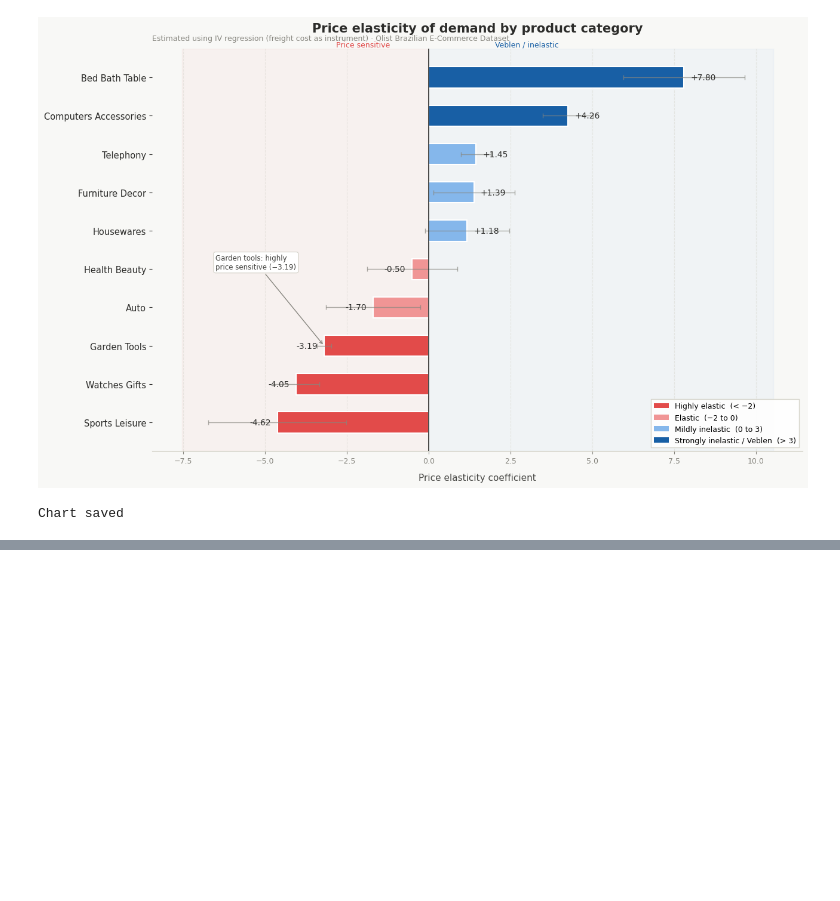
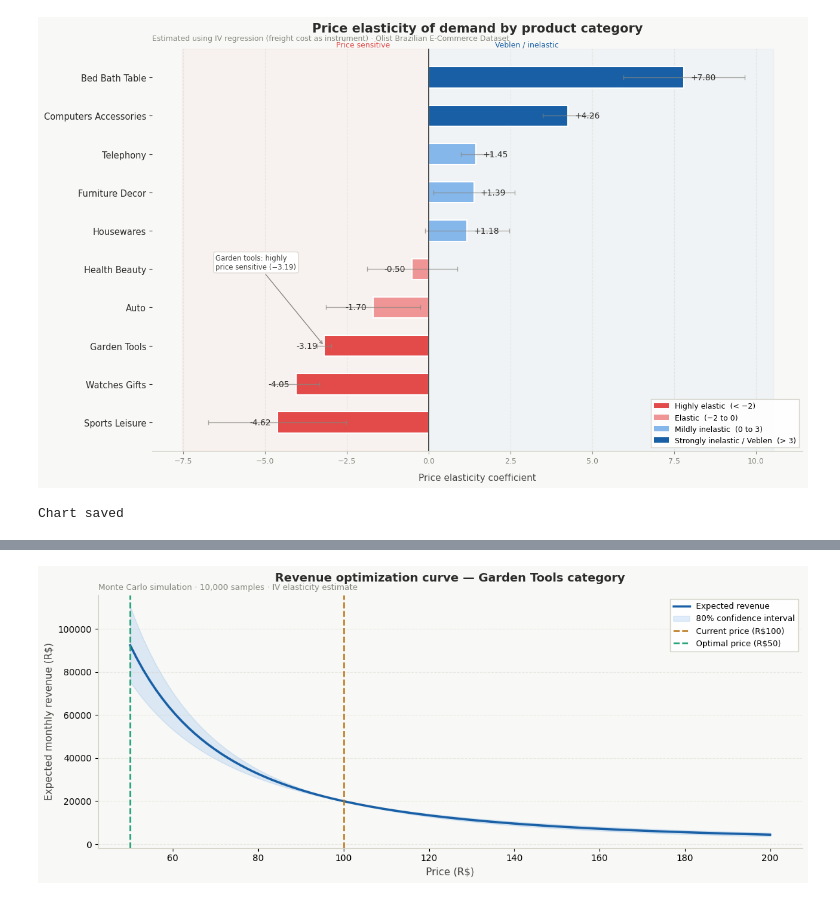
Before and after one commit to devsp18/pricing-elasticity-engine, a Jupyter notebook: notebooks/03_modeling.ipynb, the cells around one changed output, grey strips where cells are left out. Saved outputs shown, nothing was run; the diff lists cells and outputs as text; code cells hidden in the pictures; blank space fills up the shorter version.

```diff
--- a/notebooks/03_modeling.ipynb
+++ b/notebooks/03_modeling.ipynb
@@ -454,3 +454,82 @@ print("Chart saved")
 # %% [output]
 [figure]
 Chart saved
+# %%
+def price_optimizer(current_price, current_qty,
+                    elasticity, std_error, n_sims=10000):
+
+    # Sample elasticities from uncertainty range
+    e_samples = np.random.normal(elasticity, std_error, n_sims)
+
+    # Test 100 price points from 50% to 200% of current
+    multipliers = np.linspace(0.5, 2.0, 100)
+    rows = []
+
+    for mult in multipliers:
+        new_price    = current_price * mult
+        pct_change   = np.log(mult)
+        qty_changes  = np.exp(e_samples * pct_change)
+        new_qtys     = current_qty * qty_changes
+        revenues     = new_price * new_qtys
+
+        rows.append({
+            'price':        round(new_price, 2),
+            'rev_mean':     revenues.mean(),
+            'rev_p10':      np.percentile(revenues, 10),
+            'rev_p90':      np.percentile(revenues, 90),
+            'prob_better':  (revenues > current_price * current_qty).mean()
+        })
+
+    return pd.DataFrame(rows)
+
+# Test on garden tools (most elastic category)
+e_row = elasticity_df[elasticity_df['category'] == 'garden_tools'].iloc[0]
+results = price_optimizer(100, 200, e_row['elasticity'], e_row['std_error'])
+
+best = results.loc[results['rev_mean'].idxmax()]
+current_rev = 100 * 200
+
+print("=" * 50)
+print("PRICE OPTIMIZATION - Garden Tools")
+print("=" * 50)
+print(f"Current price:     R$100.00")
+print(f"Current revenue:   R${current_rev:,.0f}")
+print(f"Optimal price:     R${best['price']:.2f}")
+print(f"Expected revenue:  R${best['rev_mean']:,.0f}")
+uplift = (best['rev_mean'] / current_rev - 1) * 100
+print(f"Revenue uplift:    {uplift:.1f}%")
+print(f"Confidence:        {best['prob_better']*100:.0f}%")
+
+# Plot it
+fig, ax = plt.subplots(figsize=(12, 5))
+fig.patch.set_facecolor('#F8F8F6')
+ax.set_facecolor('#F8F8F6')
+
+ax.plot(results['price'], results['rev_mean'],
+        color='#185FA5', linewidth=2.5, label='Expected revenue')
+ax.fill_between(results['price'], results['rev_p10'], results['rev_p90'],
+                alpha=0.15, color='#378ADD', label='80% confidence interval')
+ax.axvline(100, color='#BA7517', linewidth=1.8,
+           linestyle='--', label='Current price (R$100)')
+ax.axvline(best['price'], color='#1D9E75', linewidth=1.8,
+           linestyle='--', label=f"Optimal price (R${best['price']:.0f})")
+
+ax.set_title('Revenue optimization curve — Garden Tools category',
+             fontsize=13, fontweight='bold', pad=15, color='#2C2C2A')
+ax.text(0.0, 1.02, 'Monte Carlo simulation · 10,000 samples · IV elasticity estimate',
+        transform=ax.transAxes, fontsize=9, color='#888780')
+ax.set_xlabel('Price (R$)', fontsize=11, color='#444441')
+ax.set_ylabel('Expected monthly revenue (R$)', fontsize=11, color='#444441')
+ax.legend(fontsize=9, framealpha=0.9, edgecolor='#D3D1C7', fancybox=False)
+ax.spines['top'].set_visible(False)
+ax.spines['right'].set_visible(False)
+ax.spines['bottom'].set_color('#D3D1C7')
+ax.spines['left'].set_color('#D3D1C7')
+ax.grid(axis='y', alpha=0.4, linestyle='--', color='#D3D1C7')
+
+plt.tight_layout()
+plt.savefig('../outputs/07_price_optimization_curve.png',
+            dpi=150, bbox_inches='tight', facecolor='#F8F8F6')
+plt.show()
+print("Chart saved")
+# %% [output]
@@ -456,0 +545 @@ Chart saved
+[figure, added]
```
Also changed, not shown: parts of 1 cell of this notebook, 1 other file.
